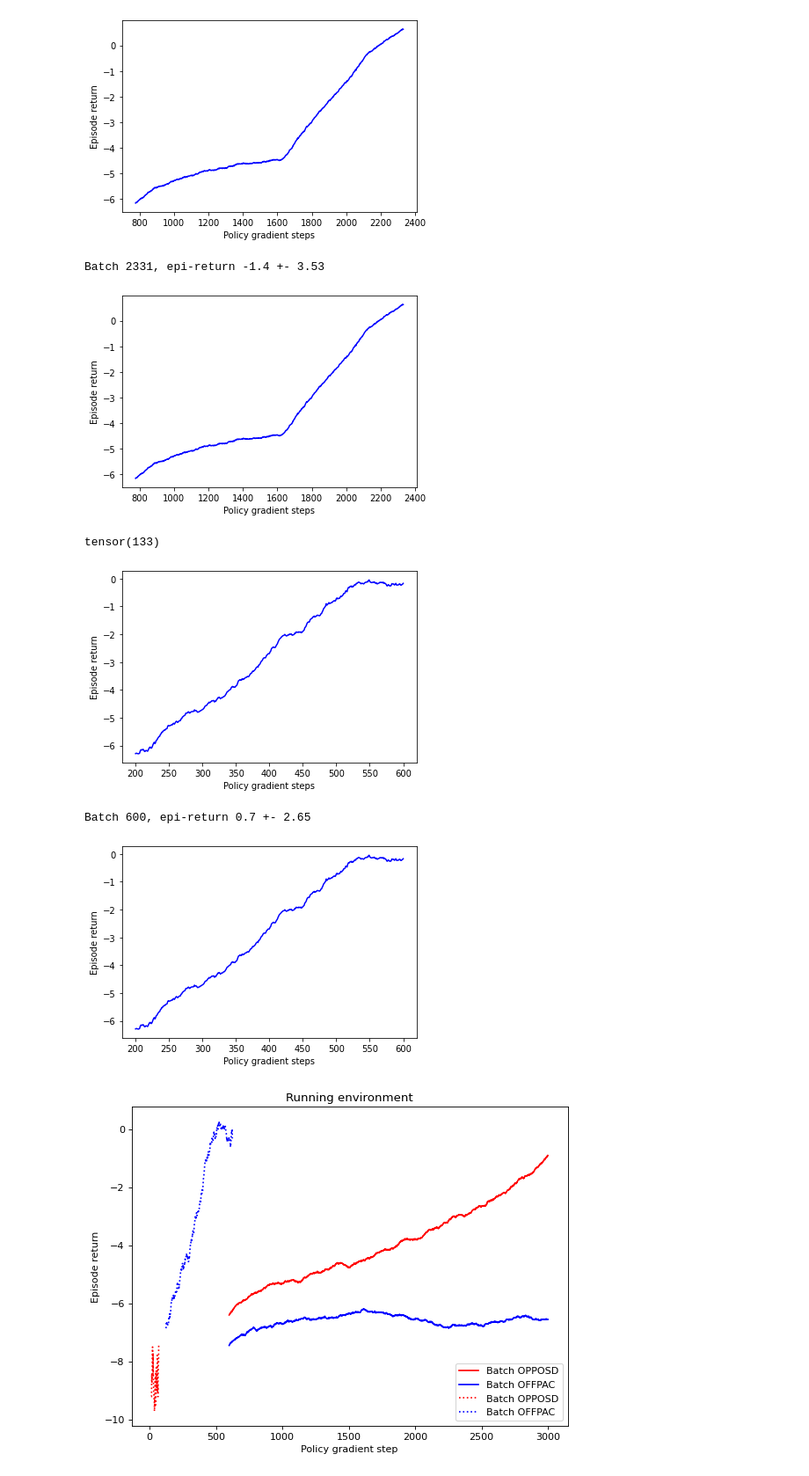
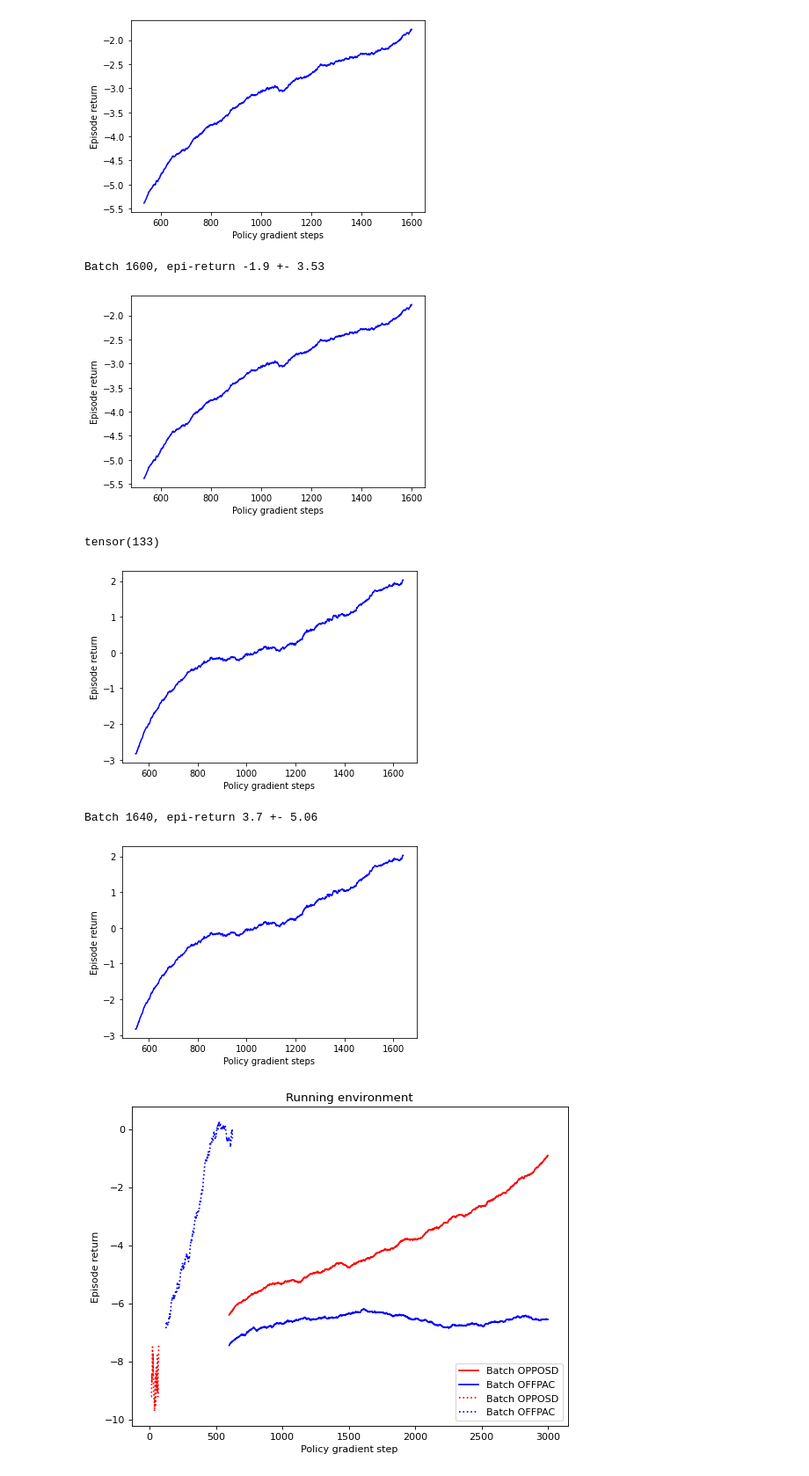
Before and after one commit to jemolano1498/OPPOSD_algorithm, a Jupyter notebook: Model/RL-Agents.ipynb, the cells around one changed output. Shown at 88% size. Saved outputs shown, nothing was run; the diff lists cells and outputs as text; code cells hidden in the pictures.

```diff
--- a/Model/RL-Agents.ipynb
+++ b/Model/RL-Agents.ipynb
@@ -197,7 +369,7 @@ params['opposd'] = True
 # params['epsilon_start'] = 0.5
 # params['epsilon_finish'] = 0
 params['max_batch_episodes'] = int(300)
-params['mini_batch_size'] = int(500)
+params['mini_batch_size'] = int(1000)
 
 # params['experiments_batch'] = True
 # params['max_episode_length'] = int(3)
@@ -225,10 +397,10 @@ pickle.dump(batch, dbfile)
 dbfile.close()
 # %%
 # dbfile = open('random_simulator_batch_pickle', 'rb')
-# dbfile = open('random_simulator_batch_pickle_1e4', 'rb')
+dbfile = open('random_simulator_batch_steps_pickle_1e4', 'rb')
 # dbfile = open('random_simulator_batch_steps_pickle_5e3', 'rb')
 # dbfile = open('random_simulator_batch_steps_pickle_2e3', 'rb')
-dbfile = open('experiments_simulator_batch_steps_pickle_3e3', 'rb')
+# dbfile = open('experiments_simulator_batch_steps_pickle_3e3', 'rb')
 # dbfile = open('random_simulator_batch_steps_pickle_3e3', 'rb')
 # dbfile = open('random_simulator_batch_steps_pickle_5e2', 'rb') # Do not work
 batch = pickle.load(dbfile)
@@ -244,9 +416,9 @@ return_dict.update({'model' : 'Batch OPPOSD',
                             'experiment': experiment})
 batch_experiments = np.append(batch_experiments, return_dict)
 # %% [output]
-[figure, old version]
+[figure, new version]
-Batch 2331, epi-return -1.4 +- 3.53
+Batch 1600, epi-return -1.9 +- 3.53
-[figure, old version]
+[figure, new version]
 # %%
 (batch['buffer']['actions'][batch['buffer']['rewards']>0]==0).sum()
 # %% [output]
@@ -258,37 +430,37 @@ params['plot_frequency'] = 4
 params['batch_size'] = int(1e5)
 params['offpolicy_iterations'] = 10
 # params['epsilon_start'] = 0.5
 # params['epsilon_finish'] = 0
 params['max_batch_episodes'] = int(300)
-params['mini_batch_size'] = int(500)
+params['mini_batch_size'] = int(700)
 # params['max_episode_length'] = int(3)
 # params['epsilon_finish'] = 0.05
 # params['epsilon_anneal_time'] = 70000
 env = EnvWrapper(params.get('pref_pace'), params.get('target_pace'))
 n_actions, state_dim = params.get('num_actions'), params.get('states_shape')[0]
 # The model has n_action policy heads and one value head
 model_actor = th.nn.Sequential(th.nn.Linear(state_dim, 128), th.nn.ReLU(),
                          th.nn.Linear(128, n_actions))
 model_critic = th.nn.Sequential(th.nn.Linear(state_dim, 128), th.nn.ReLU(),
                          th.nn.Linear(128, 1))
 model_w = th.nn.Sequential(th.nn.Linear(state_dim, 128), th.nn.ReLU(),
                          th.nn.Linear(128, 1), th.nn.Softplus())
 model = [model_actor, model_critic, model_w]
 experiment = BatchActorCriticExperiment(params, model, learner=BatchOffpolicyActorCriticLearner(model, params=params))
 
 try:
     experiment.run(batch['buffer'])
 except KeyboardInterrupt:
     experiment.close()
 
 return_dict = {}
 return_dict.update({'model' : 'Batch OFFPAC',
                             'experiment': experiment})
 batch_experiments = np.append(batch_experiments, return_dict)
 # %% [output]
-[figure, old version]
+[figure, new version]
-Batch 600, epi-return 0.7 +- 2.65
+Batch 1640, epi-return 3.7 +- 5.06
-[figure, old version]
+[figure, new version]
 # %%
 def plot_experiments(experiments):
     # sns.set()
```
Also changed, not shown: parts of 20 cells of this notebook, 14 other files.
